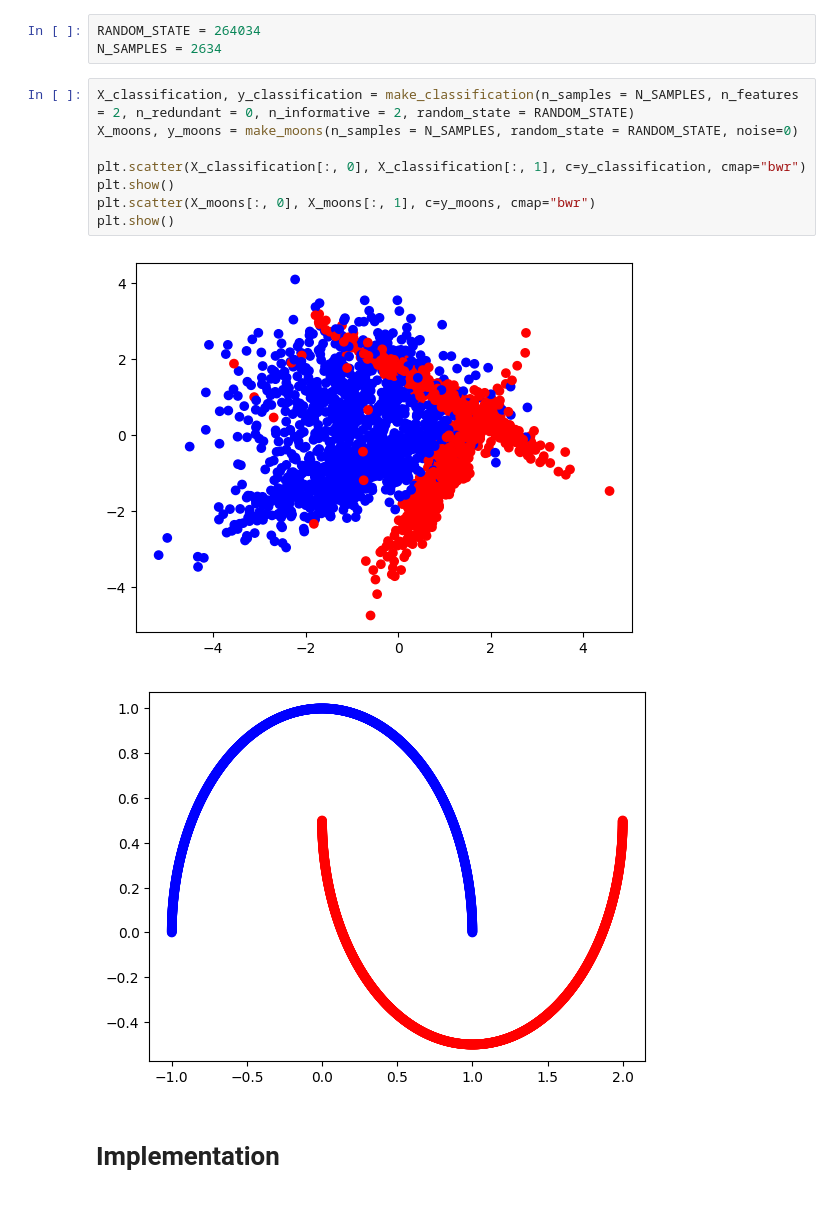
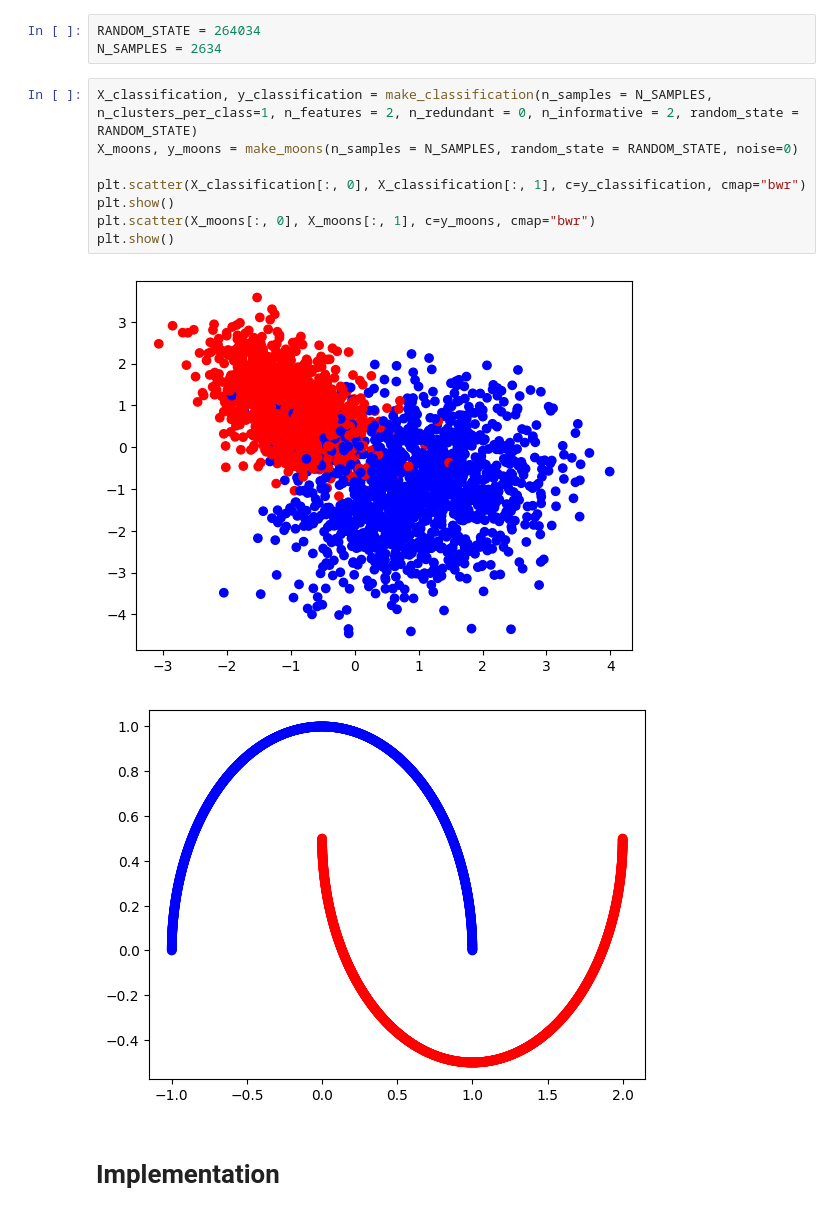
Before and after one commit to MateuszGalinski/Machine-Learning-From-Scratch, a Jupyter notebook: Zad02/2_264034_Mateusz_Galiński.ipynb, the cells around one changed output. Cells and saved outputs as stored; diff of their text form.

Commit message:
Ridge Classifier : Fixed number of modes per class for classification dataset to be one

```diff
--- a/Zad02/2_264034_Mateusz_Galiński.ipynb
+++ b/Zad02/2_264034_Mateusz_Galiński.ipynb
@@ -16,15 +16,15 @@ from evaluation_functions import print_metrics, plot_decision_boundary, plot_roc
 RANDOM_STATE = 264034
 N_SAMPLES = 2634
 # %%
-X_classification, y_classification = make_classification(n_samples = N_SAMPLES, n_features = 2, n_redundant = 0, n_informative = 2, random_state = RANDOM_STATE)
+X_classification, y_classification = make_classification(n_samples = N_SAMPLES, n_clusters_per_class=1, n_features = 2, n_redundant = 0, n_informative = 2, random_state = RANDOM_STATE)
 X_moons, y_moons = make_moons(n_samples = N_SAMPLES, random_state = RANDOM_STATE, noise=0)
 
 plt.scatter(X_classification[:, 0], X_classification[:, 1], c=y_classification, cmap="bwr")
 plt.show()
 plt.scatter(X_moons[:, 0], X_moons[:, 1], c=y_moons, cmap="bwr")
 plt.show()
 # %% [output]
-[figure, old version]
+[figure, new version]
 [figure]
 # %% [markdown]
 # Implementation
```
Also changed, not shown: parts of 5 cells of this notebook.
